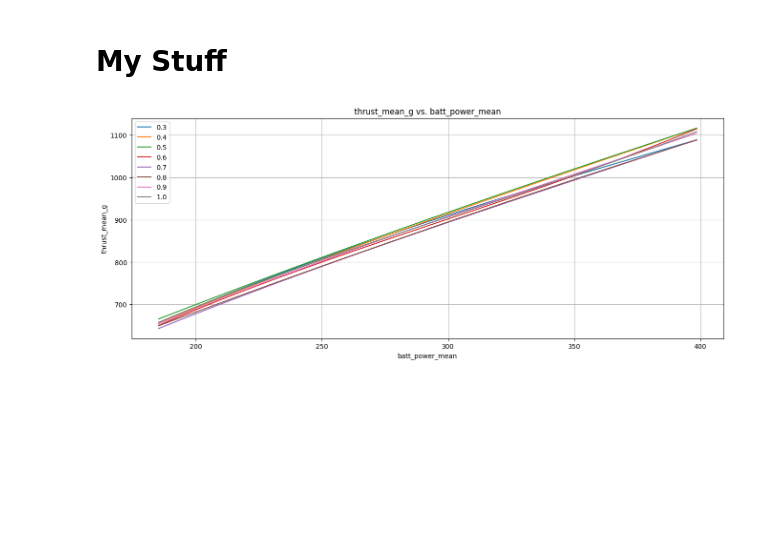
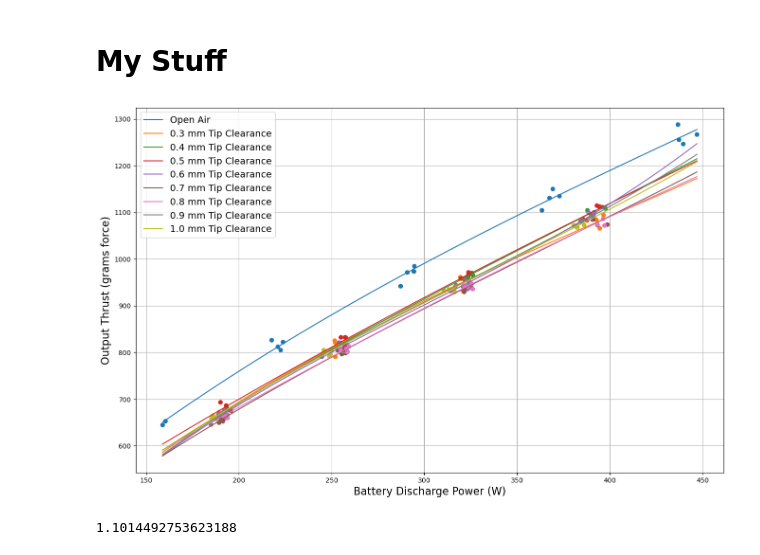
Before and after one commit to gtaharaedmonds/coaxial-drone, a Jupyter notebook: thrust_jig/test_runner/fine_tip_clearance_experiment_notebook.ipynb, the cells around one changed output. Cells and saved outputs as stored; diff of their text form; code cells hidden in the pictures; blank space fills up the shorter version.

```diff
--- a/thrust_jig/test_runner/fine_tip_clearance_experiment_notebook.ipynb
+++ b/thrust_jig/test_runner/fine_tip_clearance_experiment_notebook.ipynb
@@ -286,23 +321,3 @@ df_thrust_power = pd.DataFrame(
 # Set nominal required thrust constants. Used as a benchmark to define region of interest for our data.
 hover_thrust_g = 750
 payload_thrust_g = 1200
-# %%
-fig, ax = plt.subplots(nrows = 1, ncols = 2, figsize = (20, 6))
-for n, grp in df_thrust_power.groupby("test_name"):
-    ax[0].errorbar(x="rpm_avg", y="thrust_mean_g", yerr="thrust_g_err", data=grp, label=n, fmt='o', capsize=3, markersize=3)
-    ax[1].errorbar(x=grp.index.get_level_values("throttle"), y="thrust_mean_g", yerr="thrust_g_err", data=grp, label=n, fmt='o', capsize=3, markersize=3)
-
-ax[0].set_xlabel("Average Motor RPM")
-ax[0].set_ylabel("Thrust (gf)")
-ax[0].set_xlim(8000, 20000)
-ax[0].axhline(hover_thrust_g, color="r", label="Nominal Drone Weight")
-ax[0].axhline(payload_thrust_g, color="m", label="Drone Weight w/ Payload")
-ax[0].legend()
-ax[0].grid()
-
-ax[1].set_xlabel("Throttle (%)")
-ax[1].set_ylabel("Thrust (gf)")
-ax[1].axhline(hover_thrust_g, color="r", label="Nominal Drone Weight")
-ax[1].axhline(payload_thrust_g, color="m", label="Drone Weight w/ Payload")
-ax[1].legend()
-ax[1].grid()
@@ -384,41 +395,49 @@ max_thrust = payload_thrust_g - 75
 
 x_label = "batt_power_mean"
 y_label = "thrust_mean_g"
+err_label = "batt_power_err"
 x_min = 1e9
 x_max = -1e9
 
 
 def extract_roi(grp, x_label, ylabel, min_thrust, max_thrust):
     grp = grp[grp["thrust_mean_g"] > min_thrust]
     grp = grp.sort_values("thrust_mean_g")
     x = grp[x_label].to_numpy()
     y = grp[y_label].to_numpy()
-    return x, y
+    err = grp[err_label].to_numpy()
+    return x, y, err
 
 
-plt.figure(figsize=(16, 6))
-
+plt.figure(figsize=(16, 10))
 
 # Analyze data.
 for n, grp in df_thrust_power.groupby("tip_clearance_mm"):
-    x, y = extract_roi(grp, x_label, y_label, min_thrust, max_thrust)
+    x, y, err = extract_roi(grp, x_label, y_label, min_thrust, max_thrust)
     x_min = min(x_min, min(x))
     x_max = max(x_max, max(x))
 
 x_dense = np.linspace(x_min, x_max, N)
 
 # Plot inerpolation.
 for n, grp in df_thrust_power.groupby("tip_clearance_mm"):
-    x, y = extract_roi(grp, x_label, y_label, min_thrust, max_thrust)
+    x, y, err = extract_roi(grp, x_label, y_label, min_thrust, max_thrust)
     coeffs = np.polyfit(x, y, DEGREE)
     poly = np.poly1d(coeffs)
-    plt.plot(x_dense, poly(x_dense), label=n)
+    legend_label = str(n) + " mm Tip Clearance"
+    if (n == 0.0): legend_label = "Open Air"
 
-plt.xlabel(x_label)
-plt.ylabel(y_label)
-plt.title(f"{y_label} vs. {x_label}")
+    plt.plot(x_dense, poly(x_dense), label=legend_label)
+    plt.scatter(x, y)
+
+plt.xlabel("Battery Discharge Power (W)", fontsize=16)
+plt.ylabel("Output Thrust (grams force)", fontsize=16)
 plt.grid()
-plt.legend()
+plt.legend(fontsize=14)
 plt.show()
 # %% [output]
-[figure, old version]
+[figure, new version]
+# %%
+760/690
+# %% [output]
+1.1014492753623188
```
Also changed, not shown: parts of 16 cells of this notebook, 18 other files.
